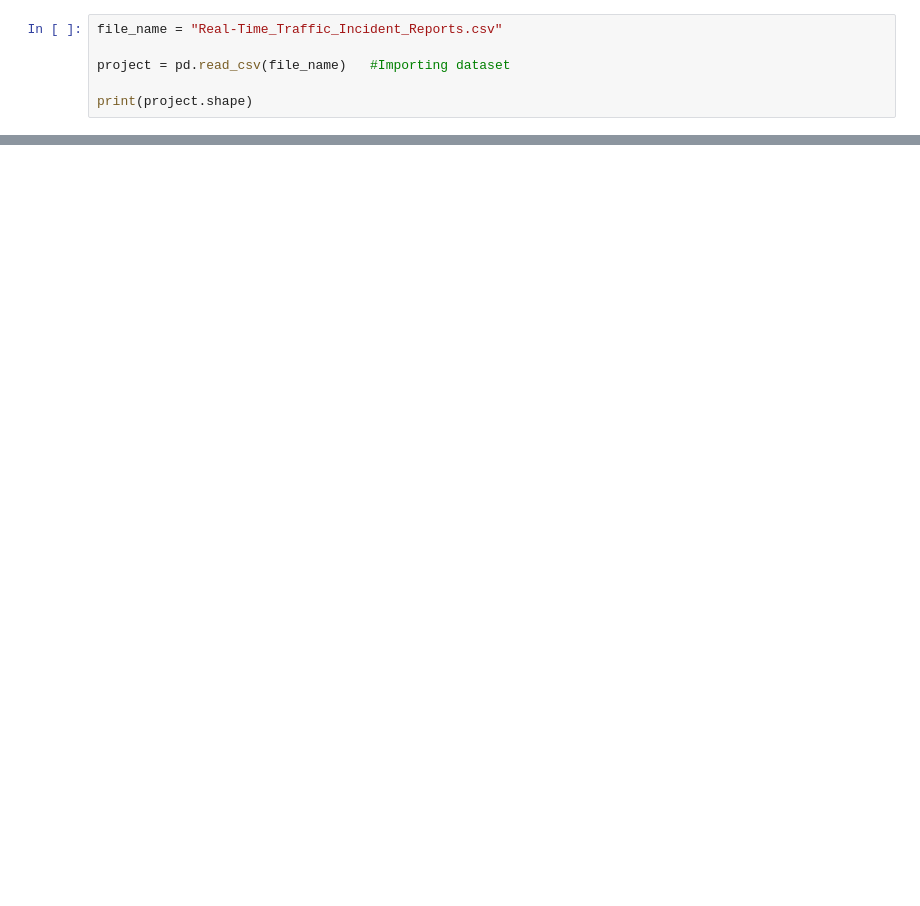
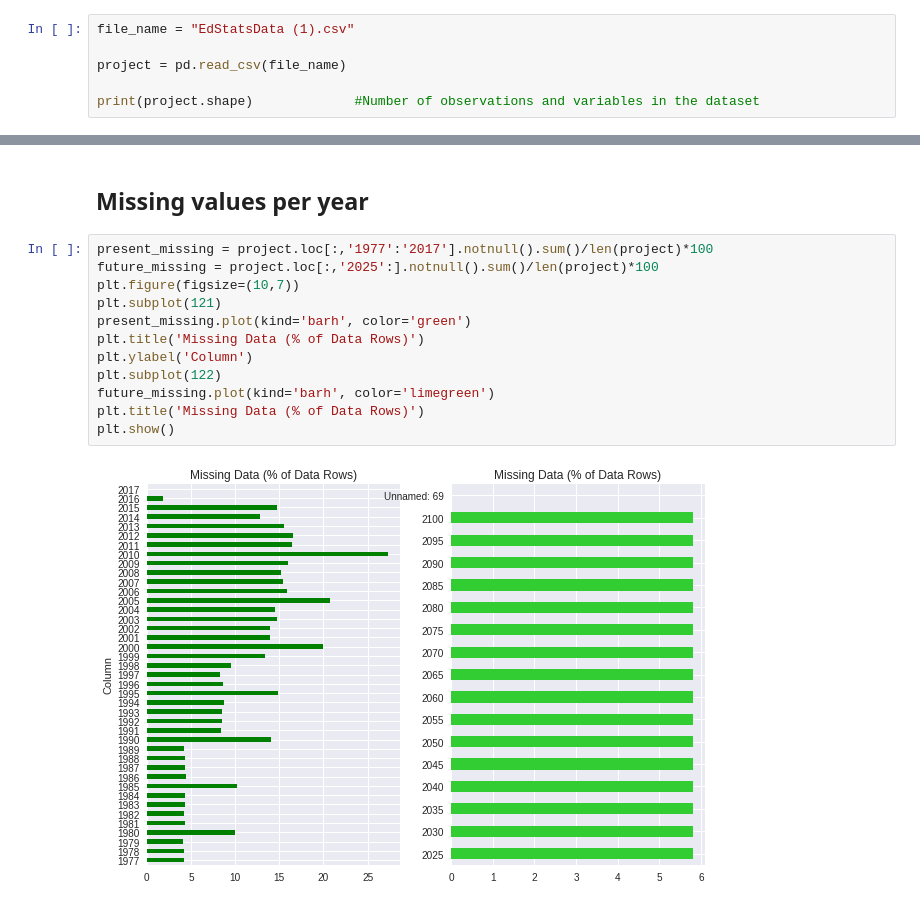
Before and after one commit to maqqa88/challenge2018, a Jupyter notebook: Summer18_Challenge_MaryuriQuintero.ipynb, the cells around one changed output, grey strips where cells are left out. Cells and saved outputs as stored; diff of their text form; blank space fills up the shorter version.

Commit message:
Data Exploration

```diff
--- a/Summer18_Challenge_MaryuriQuintero.ipynb
+++ b/Summer18_Challenge_MaryuriQuintero.ipynb
@@ -23,7 +26,7 @@ User uploaded file "Real-Time_Traffic_Incident_Reports.csv" with length 11622576
 # %%
-file_name = "Real-Time_Traffic_Incident_Reports.csv"
+file_name = "EdStatsData (1).csv"
 
-project = pd.read_csv(file_name)   #Importing dataset
+project = pd.read_csv(file_name)
 
-print(project.shape)
+print(project.shape)             #Number of observations and variables in the dataset
 # %% [output]
@@ -44,0 +115,16 @@ project.head(10)
+# %% [markdown]
+## Missing values per year
+# %%
+present_missing = project.loc[:,'1977':'2017'].notnull().sum()/len(project)*100
+future_missing = project.loc[:,'2025':].notnull().sum()/len(project)*100
+plt.figure(figsize=(10,7))
+plt.subplot(121)
+present_missing.plot(kind='barh', color='green')
+plt.title('Missing Data (% of Data Rows)')
+plt.ylabel('Column')
+plt.subplot(122)
+future_missing.plot(kind='barh', color='limegreen')
+plt.title('Missing Data (% of Data Rows)')
+plt.show()
+# %% [output]
+[figure, added]
```
Also changed, not shown: parts of 20 cells of this notebook.
